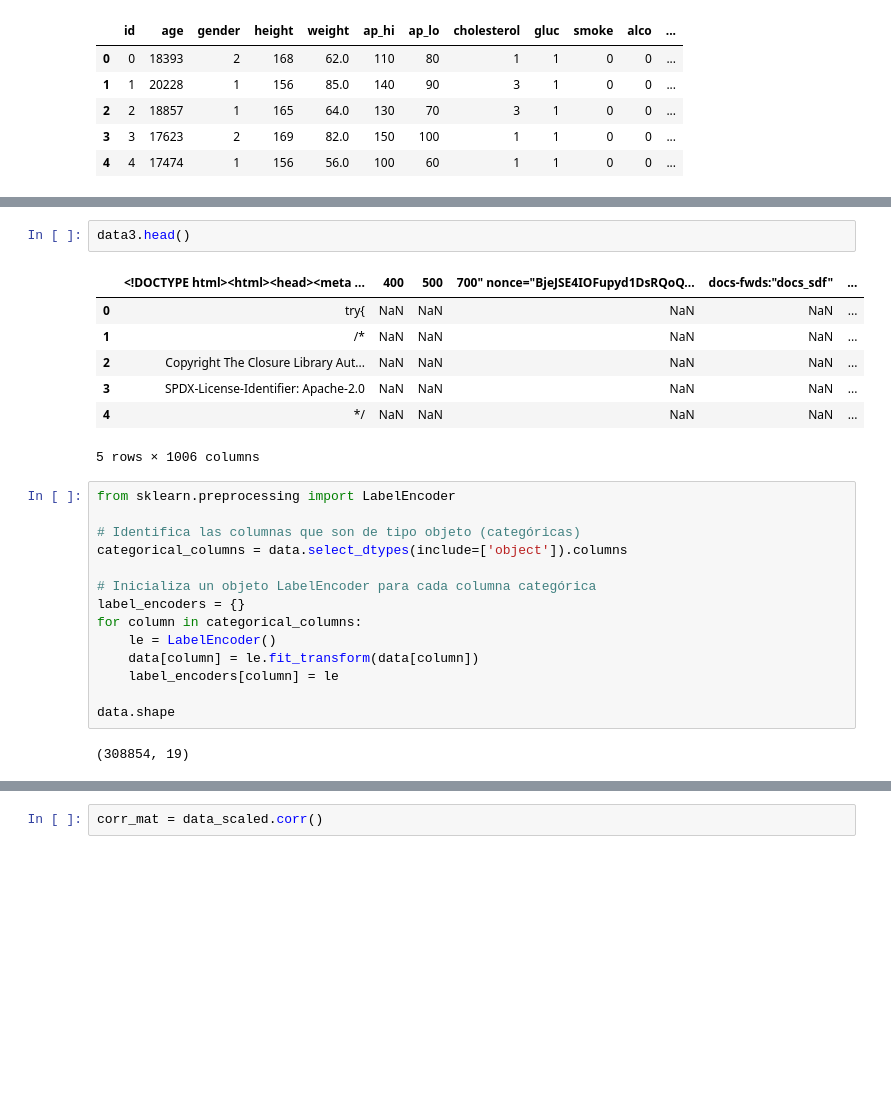
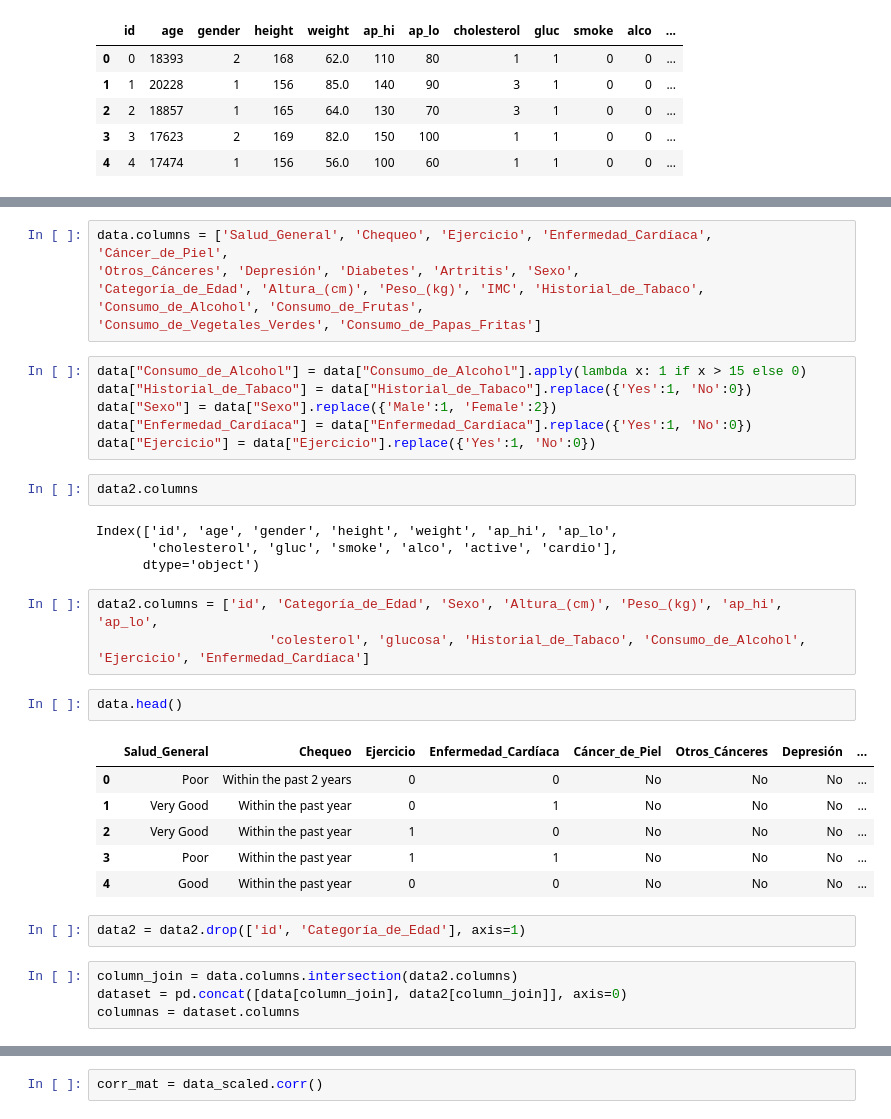
Before and after one commit to Freakscode/Hackaton-2023-PB, a Jupyter notebook: sketch.ipynb, the cells around one changed output, grey strips where cells are left out. Cells and saved outputs as stored; diff of their text form; blank space fills up the shorter version.

```diff
--- a/sketch.ipynb
+++ b/sketch.ipynb
@@ -87,26 +93,36 @@ data2.head()
+# %%
+data.columns = ['Salud_General', 'Chequeo', 'Ejercicio', 'Enfermedad_Cardíaca', 'Cáncer_de_Piel',
+'Otros_Cánceres', 'Depresión', 'Diabetes', 'Artritis', 'Sexo',
+'Categoría_de_Edad', 'Altura_(cm)', 'Peso_(kg)', 'IMC', 'Historial_de_Tabaco',
+'Consumo_de_Alcohol', 'Consumo_de_Frutas',
+'Consumo_de_Vegetales_Verdes', 'Consumo_de_Papas_Fritas']
+# %%
+data["Consumo_de_Alcohol"] = data["Consumo_de_Alcohol"].apply(lambda x: 1 if x > 15 else 0)
+data["Historial_de_Tabaco"] = data["Historial_de_Tabaco"].replace({'Yes':1, 'No':0})
+data["Sexo"] = data["Sexo"].replace({'Male':1, 'Female':2})
+data["Enfermedad_Cardíaca"] = data["Enfermedad_Cardíaca"].replace({'Yes':1, 'No':0})
+data["Ejercicio"] = data["Ejercicio"].replace({'Yes':1, 'No':0})
+# %%
+data2.columns
+# %% [output]
+Index(['id', 'age', 'gender', 'height', 'weight', 'ap_hi', 'ap_lo',
+       'cholesterol', 'gluc', 'smoke', 'alco', 'active', 'cardio'],
+      dtype='object')
+# %%
+data2.columns = ['id', 'Categoría_de_Edad', 'Sexo', 'Altura_(cm)', 'Peso_(kg)', 'ap_hi', 'ap_lo',
+                      'colesterol', 'glucosa', 'Historial_de_Tabaco', 'Consumo_de_Alcohol', 'Ejercicio', 'Enfermedad_Cardíaca']
 # %%
-data3.head()
+data.head()
 # %% [output]
-|  | <!DOCTYPE html><html><head><meta ... | 400 | 500 | 700" nonce="BjeJSE4IOFupyd1DsRQoQ... | docs-fwds:"docs_sdf" | ... |
-| 0 | try{ | NaN | NaN | NaN | NaN | ... |
-| 1 | /* | NaN | NaN | NaN | NaN | ... |
-| 2 | Copyright The Closure Library Aut... | NaN | NaN | NaN | NaN | ... |
-| 3 | SPDX-License-Identifier: Apache-2.0 | NaN | NaN | NaN | NaN | ... |
-| 4 | */ | NaN | NaN | NaN | NaN | ... |
+|  | Salud_General | Chequeo | Ejercicio | Enfermedad_Cardíaca | Cáncer_de_Piel | Otros_Cánceres | Depresión | ... |
+| 0 | Poor | Within the past 2 years | 0 | 0 | No | No | No | ... |
+| 1 | Very Good | Within the past year | 0 | 1 | No | No | No | ... |
+| 2 | Very Good | Within the past year | 1 | 0 | No | No | No | ... |
+| 3 | Poor | Within the past year | 1 | 1 | No | No | No | ... |
+| 4 | Good | Within the past year | 0 | 0 | No | No | No | ... |
-5 rows × 1006 columns
-# %%
-from sklearn.preprocessing import LabelEncoder
-
-# Identifica las columnas que son de tipo objeto (categóricas)
-categorical_columns = data.select_dtypes(include=['object']).columns
-
-# Inicializa un objeto LabelEncoder para cada columna categórica
-label_encoders = {}
-for column in categorical_columns:
-    le = LabelEncoder()
-    data[column] = le.fit_transform(data[column])
-    label_encoders[column] = le
-
-data.shape
-# %% [output]
-(308854, 19)
+# %%
+data2 = data2.drop(['id', 'Categoría_de_Edad'], axis=1)
+# %%
+column_join = data.columns.intersection(data2.columns)
+dataset = pd.concat([data[column_join], data2[column_join]], axis=0)
+columnas = dataset.columns
```
Also changed, not shown: parts of 25 cells of this notebook, 1 other file.
